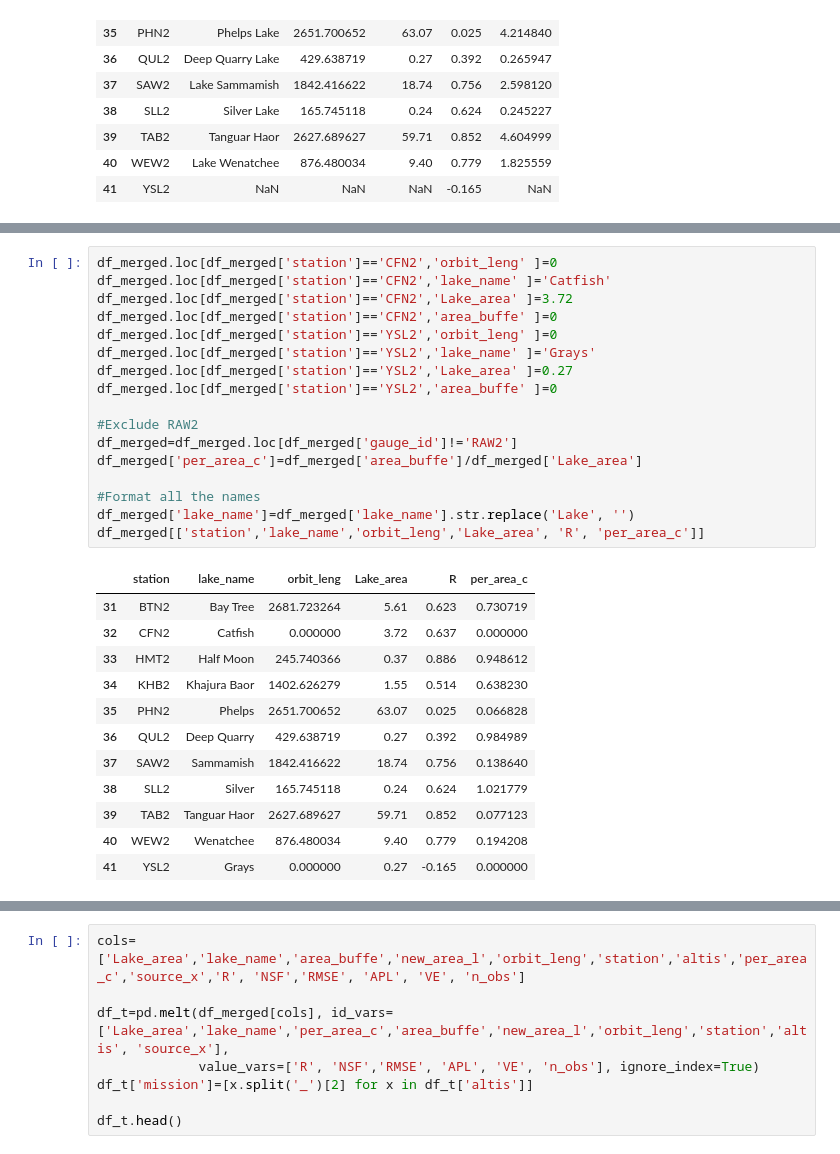
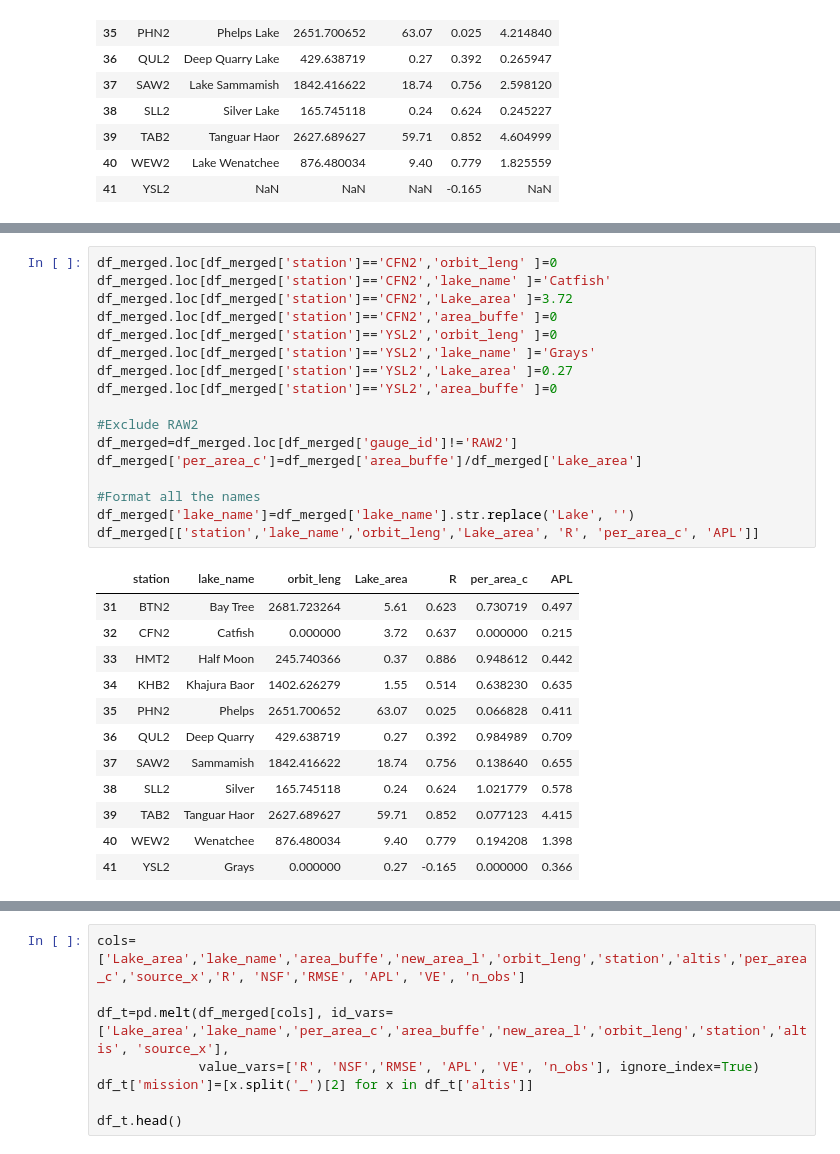
Before and after one commit to anmagomez/radar_altimetry_eval, a Jupyter notebook: src/rapid_request.ipynb, the cells around one changed output, grey strips where cells are left out. Saved outputs shown, nothing was run; the diff lists cells and outputs as text.

```diff
--- a/src/rapid_request.ipynb
+++ b/src/rapid_request.ipynb
@@ -1179,30 +1185,30 @@ df_merged[['station','lake_name','orbit_leng','Lake_area', 'R', 'area_buffe']]
 # %%
 df_merged.loc[df_merged['station']=='CFN2','orbit_leng' ]=0
 df_merged.loc[df_merged['station']=='CFN2','lake_name' ]='Catfish'
 df_merged.loc[df_merged['station']=='CFN2','Lake_area' ]=3.72
 df_merged.loc[df_merged['station']=='CFN2','area_buffe' ]=0
 df_merged.loc[df_merged['station']=='YSL2','orbit_leng' ]=0
 df_merged.loc[df_merged['station']=='YSL2','lake_name' ]='Grays'
 df_merged.loc[df_merged['station']=='YSL2','Lake_area' ]=0.27
 df_merged.loc[df_merged['station']=='YSL2','area_buffe' ]=0
 
 #Exclude RAW2
 df_merged=df_merged.loc[df_merged['gauge_id']!='RAW2']
 df_merged['per_area_c']=df_merged['area_buffe']/df_merged['Lake_area']
 
 #Format all the names
 df_merged['lake_name']=df_merged['lake_name'].str.replace('Lake', '')
-df_merged[['station','lake_name','orbit_leng','Lake_area', 'R', 'per_area_c']]
+df_merged[['station','lake_name','orbit_leng','Lake_area', 'R', 'per_area_c', 'APL']]
 # %% [output]
-|  | station | lake_name | orbit_leng | Lake_area | R | per_area_c |
-| 31 | BTN2 | Bay Tree | 2681.723264 | 5.61 | 0.623 | 0.730719 |
-| 32 | CFN2 | Catfish | 0.000000 | 3.72 | 0.637 | 0.000000 |
-| 33 | HMT2 | Half Moon | 245.740366 | 0.37 | 0.886 | 0.948612 |
-| 34 | KHB2 | Khajura Baor | 1402.626279 | 1.55 | 0.514 | 0.638230 |
-| 35 | PHN2 | Phelps | 2651.700652 | 63.07 | 0.025 | 0.066828 |
-| 36 | QUL2 | Deep Quarry | 429.638719 | 0.27 | 0.392 | 0.984989 |
-| 37 | SAW2 | Sammamish | 1842.416622 | 18.74 | 0.756 | 0.138640 |
-| 38 | SLL2 | Silver | 165.745118 | 0.24 | 0.624 | 1.021779 |
-| 39 | TAB2 | Tanguar Haor | 2627.689627 | 59.71 | 0.852 | 0.077123 |
-| 40 | WEW2 | Wenatchee | 876.480034 | 9.40 | 0.779 | 0.194208 |
-| 41 | YSL2 | Grays | 0.000000 | 0.27 | -0.165 | 0.000000 |
+|  | station | lake_name | orbit_leng | Lake_area | R | per_area_c | APL |
+| 31 | BTN2 | Bay Tree | 2681.723264 | 5.61 | 0.623 | 0.730719 | 0.497 |
+| 32 | CFN2 | Catfish | 0.000000 | 3.72 | 0.637 | 0.000000 | 0.215 |
+| 33 | HMT2 | Half Moon | 245.740366 | 0.37 | 0.886 | 0.948612 | 0.442 |
+| 34 | KHB2 | Khajura Baor | 1402.626279 | 1.55 | 0.514 | 0.638230 | 0.635 |
+| 35 | PHN2 | Phelps | 2651.700652 | 63.07 | 0.025 | 0.066828 | 0.411 |
+| 36 | QUL2 | Deep Quarry | 429.638719 | 0.27 | 0.392 | 0.984989 | 0.709 |
+| 37 | SAW2 | Sammamish | 1842.416622 | 18.74 | 0.756 | 0.138640 | 0.655 |
+| 38 | SLL2 | Silver | 165.745118 | 0.24 | 0.624 | 1.021779 | 0.578 |
+| 39 | TAB2 | Tanguar Haor | 2627.689627 | 59.71 | 0.852 | 0.077123 | 4.415 |
+| 40 | WEW2 | Wenatchee | 876.480034 | 9.40 | 0.779 | 0.194208 | 1.398 |
+| 41 | YSL2 | Grays | 0.000000 | 0.27 | -0.165 | 0.000000 | 0.366 |
```
Also changed, not shown: parts of 4 cells of this notebook, 1 other file.
